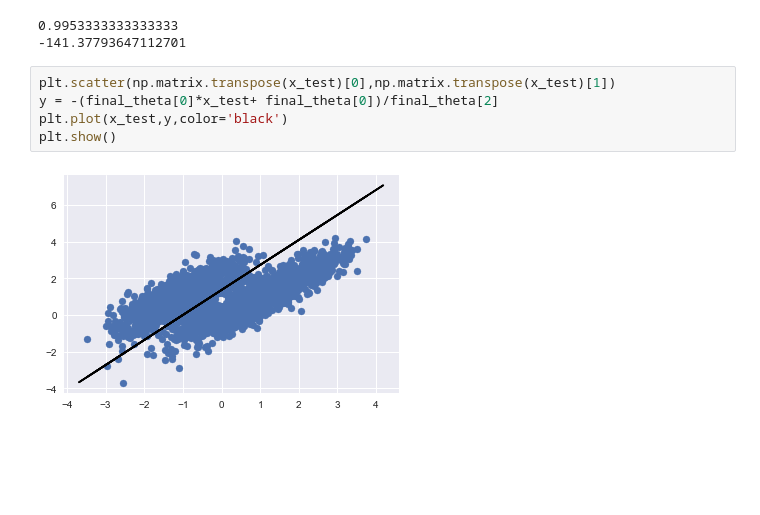
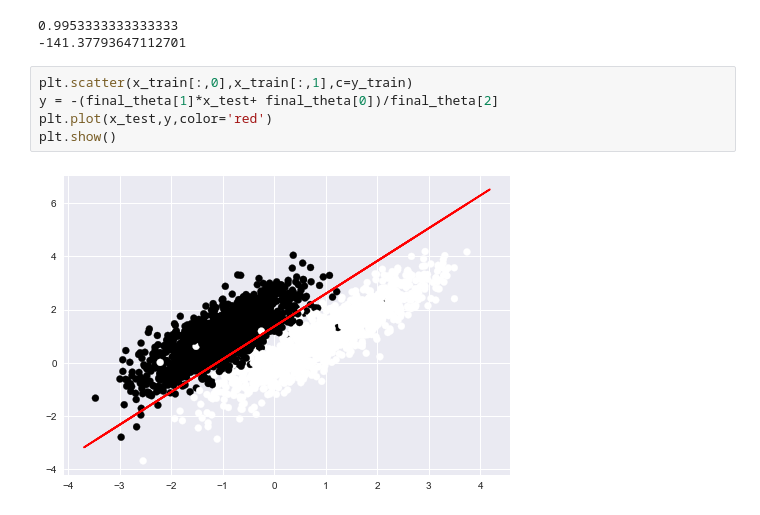
Before and after one commit to arch-24/AI-Mafia-Machine-Learning, a Jupyter notebook: week2_asgmt3_chemical_segregation.ipynb, the cells around one changed output. Drawn from its saved outputs; the diff is of its cells as text; blank space fills up the shorter version.

```diff
--- a/week2_asgmt3_chemical_segregation.ipynb
+++ b/week2_asgmt3_chemical_segregation.ipynb
@@ -149,9 +153,9 @@ print(loss[-1])
 0.9953333333333333
 -141.37793647112701
 # %%
-plt.scatter(np.matrix.transpose(x_test)[0],np.matrix.transpose(x_test)[1])
-y = -(final_theta[0]*x_test+ final_theta[0])/final_theta[2]
-plt.plot(x_test,y,color='black')
+plt.scatter(x_train[:,0],x_train[:,1],c=y_train)
+y = -(final_theta[1]*x_test+ final_theta[0])/final_theta[2]
+plt.plot(x_test,y,color='red')
 plt.show()
 # %% [output]
-[figure, old version]
+[figure, new version]
```
Also changed, not shown: parts of 5 cells of this notebook.
